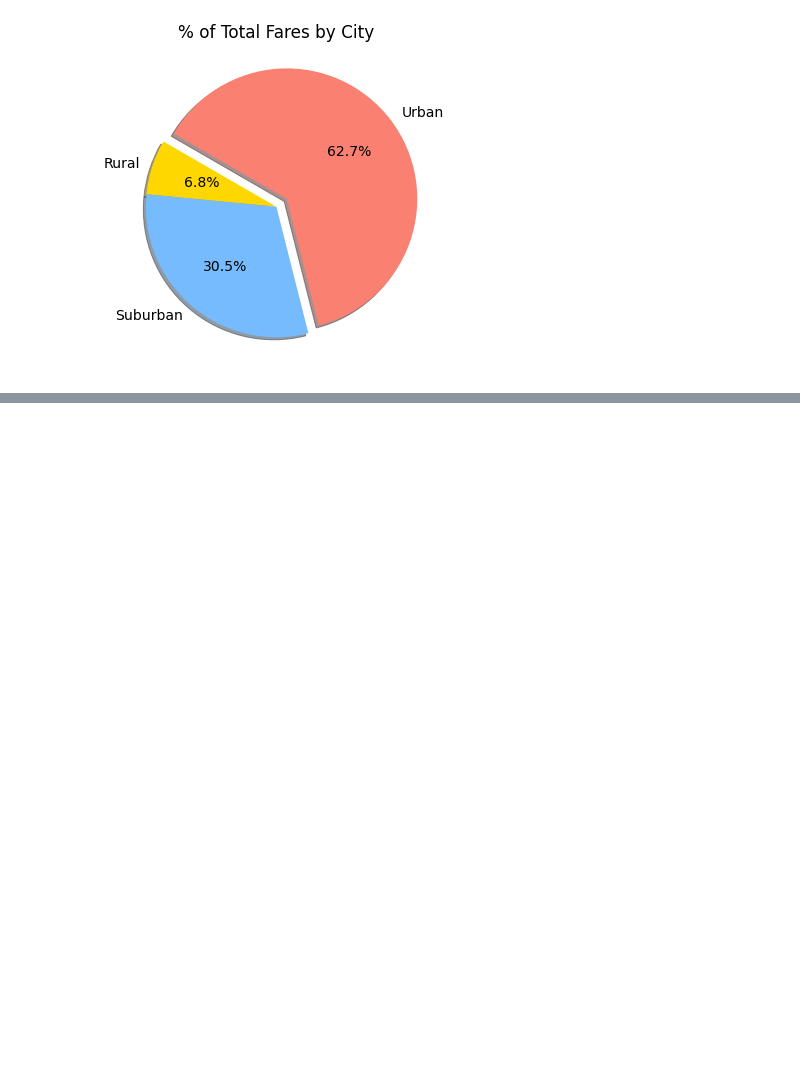
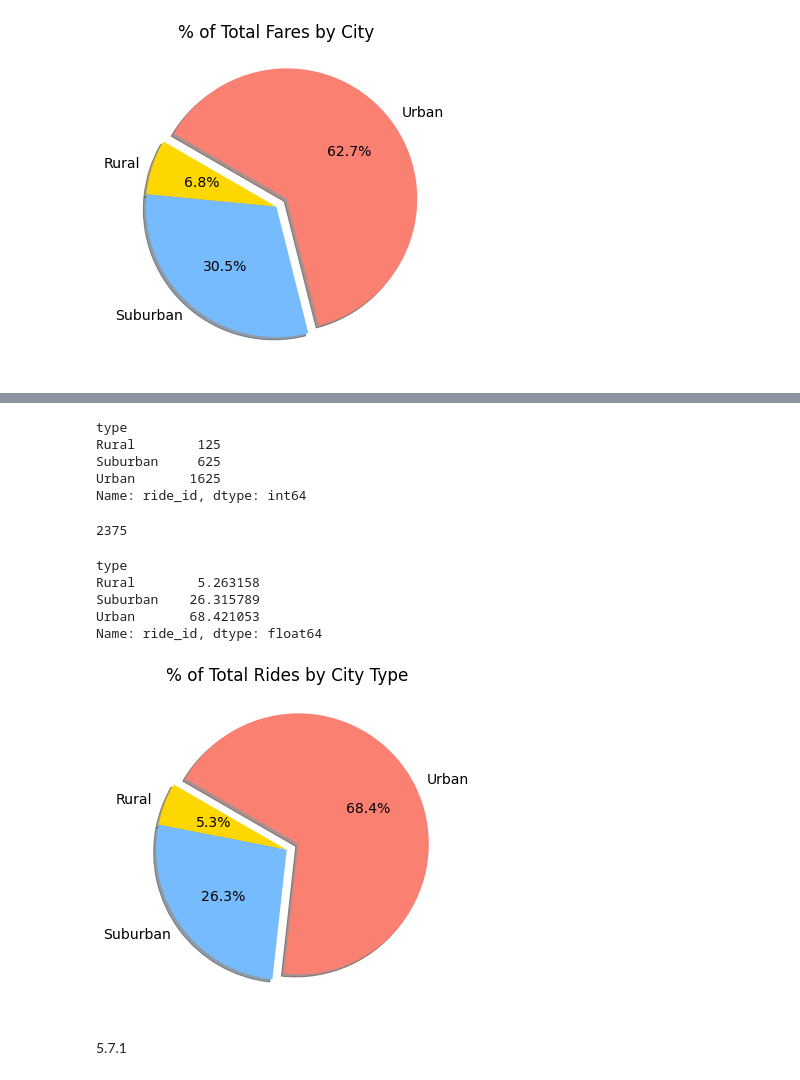
Before and after one commit to michalmichael67/PyBer_Analysis, a Jupyter notebook: PyBer.ipynb, the cells around one changed output, grey strips where cells are left out. Drawn from its saved outputs; the diff is of its cells as text; code cells hidden in the pictures; blank space fills up the shorter version.

Commit message:
added final figure for % of total drivers by city type

```diff
--- a/PyBer.ipynb
+++ b/PyBer.ipynb
@@ -740,0 +699,39 @@ plt.pie(rides_by_type, labels = labels, autopct = "%1.1f%%", startangle = 150, e
+# %%
+rides_by_type = pyber_data_df.groupby(["type"]).count()["ride_id"]
+rides_by_type
+# %% [output]
+type
+Rural        125
+Suburban     625
+Urban       1625
+Name: ride_id, dtype: int64
+# %%
+total_rides = pyber_data_df.count()["ride_id"]
+total_rides
+# %% [output]
+2375
+# %%
+rides_by_type_pct = rides_by_type / total_rides *100
+rides_by_type_pct
+# %% [output]
+type
+Rural        5.263158
+Suburban    26.315789
+Urban       68.421053
+Name: ride_id, dtype: float64
+# %%
+labels = ["Rural", "Suburban", "Urban"]
+explode = [0 ,0, .1]
+colors = ['gold', 'xkcd:sky blue', 'salmon']
+
+plt.subplots(figsize = (10,6))
+plt.pie(rides_by_type, labels = labels, autopct = "%1.1f%%", startangle = 150, explode = explode,
+       shadow = True, colors = colors)
+plt.title("% of Total Rides by City Type")
+mpl.rcParams['font.size'] = 14
+plt.savefig("analysis/Fig6.png")
+plt.show()
+# %% [output]
+[figure, added]
+# %% [markdown]
+5.7.1
```
Also changed, not shown: parts of 13 cells of this notebook, 2 other files.
